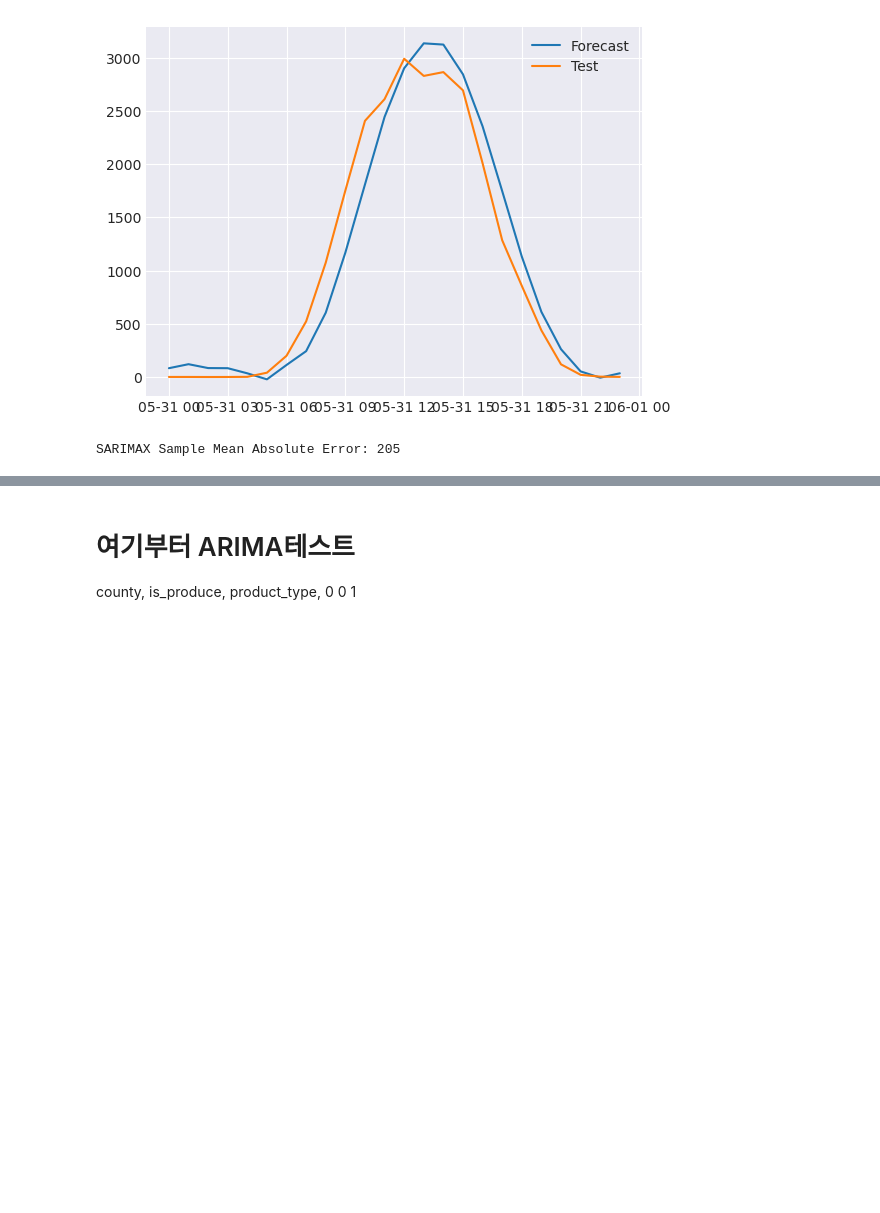
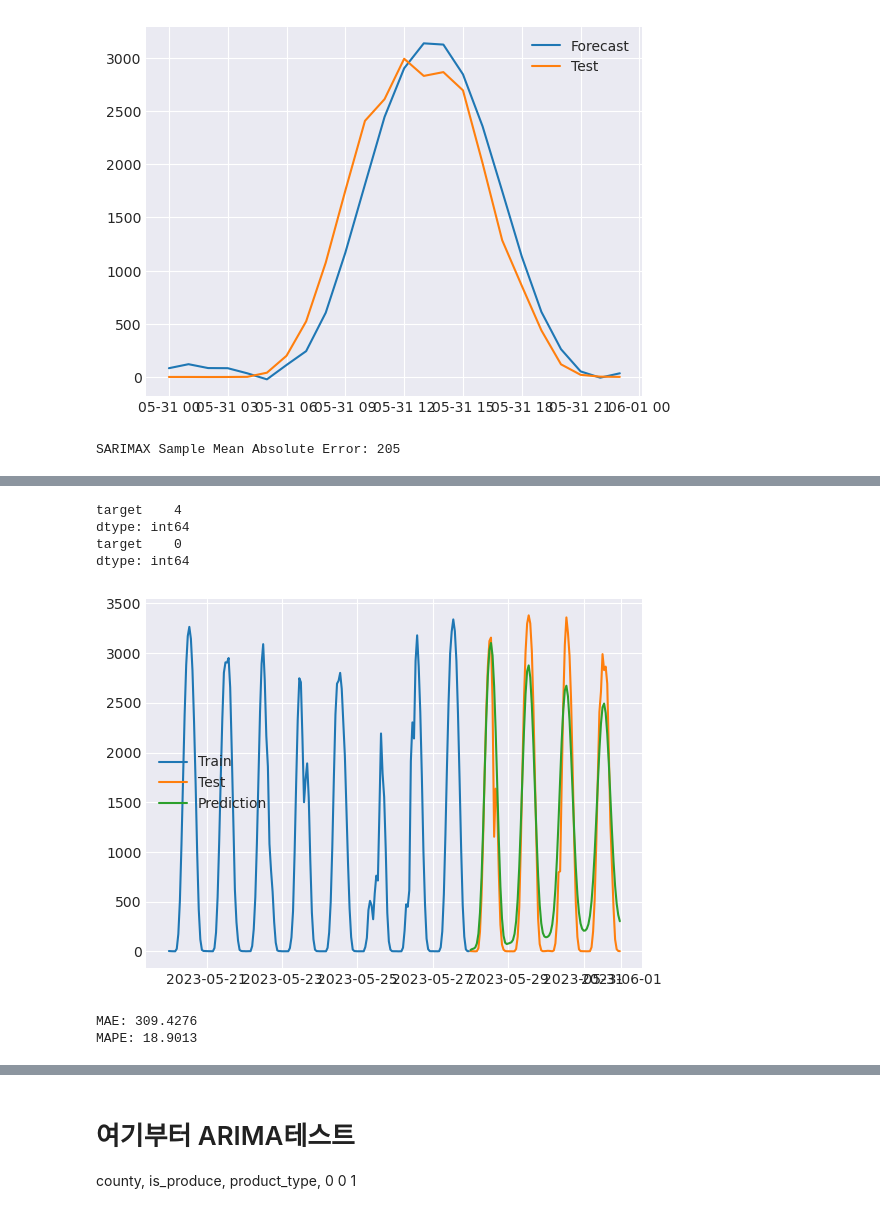
Before and after one commit to pmz-q/est_wassup_02, a Jupyter notebook: examinations/before_merge_arima.ipynb, the cells around one changed output, grey strips where cells are left out. Saved outputs shown, nothing was run; the diff lists cells and outputs as text; code cells hidden in the pictures; blank space fills up the shorter version.

```diff
--- a/examinations/before_merge_arima.ipynb
+++ b/examinations/before_merge_arima.ipynb
@@ -369,7 +322,7 @@ df_arima_train = df_arima001[:-96].copy()
 df_arima_test = df_arima001[-96:].copy()
 # %%
 # ARIMA 테스트0
-trn_001, tst_001 = df_arima_train, df_arima_test
+trn_001, tst_001 = df_arima_train[:], df_arima_test[:]
 
 print(trn_001.index)
 print(tst_001.index)
@@ -376,18 +349,34 @@ print(tst_001.index)
 # %%
-print(trn.isnull().sum())
-print(tst.isnull().sum())
+print(trn_001.isnull().sum())
+print(tst_001.isnull().sum())
+# %% [output]
+target    4
+dtype: int64
+target    0
+dtype: int64
+# %%
+arma_mod_001 = ARIMA(trn_001, order=(24,1,4), trend='t').fit()
 # %%
-prd = arma_mod.predict(start=tst.index[0], end=tst.index[-1], dynamic=False)
+prd_001 = arma_mod_001.predict(start=tst_001.index[0], end=tst_001.index[-1], dynamic=False)
 # %%
 # 예측 결과 생성
-prd = arma_mod.predict(start='2023-05-28 00:00:00', end='2023-05-31 23:00:00', dynamic=False)
-plt.plot(tst, label='Test')
-plt.plot(prd, label='Prediction')
+
+plt.plot(trn_001[-192:], label='Train',)
+plt.plot(tst_001, label='Test')
+plt.plot(prd_001, label='Prediction')
 plt.legend()
 plt.show()
+# %% [output]
+[figure, added]
 # %%
 # MAE 계산
-mae_value = mean_absolute_error(tst, prd)
+mae_value = mean_absolute_error(tst_001, prd_001)
+
+mape_value = mean_absolute_percentage_error(tst_001, prd_001)
 
 # 결과 출력
 print(f"MAE: {mae_value:.4f}")
+print(f"MAPE: {mape_value:.4f}")
+# %% [output]
+MAE: 309.4276
+MAPE: 18.9013
```
Also changed, not shown: parts of 29 cells of this notebook.
